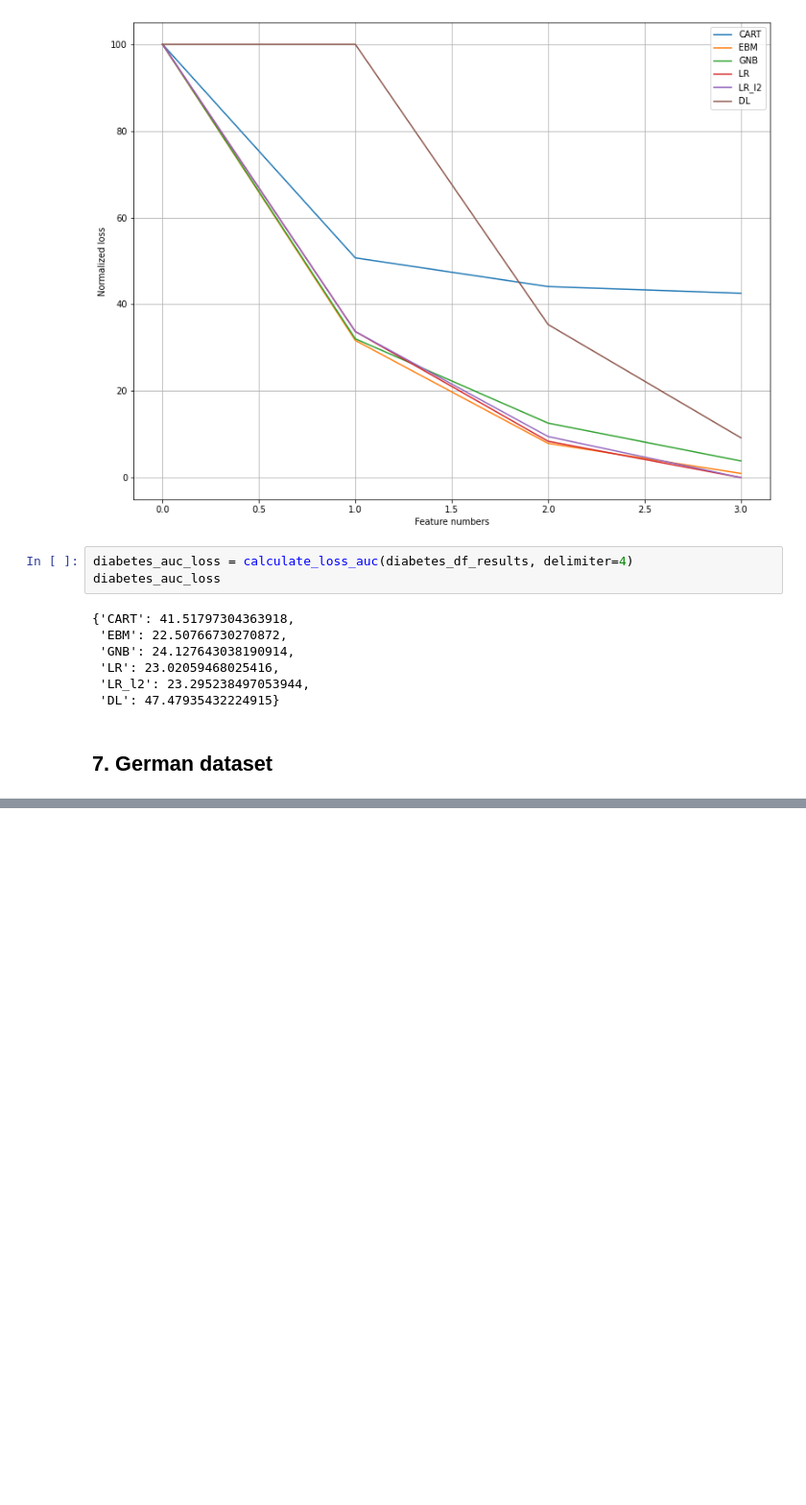
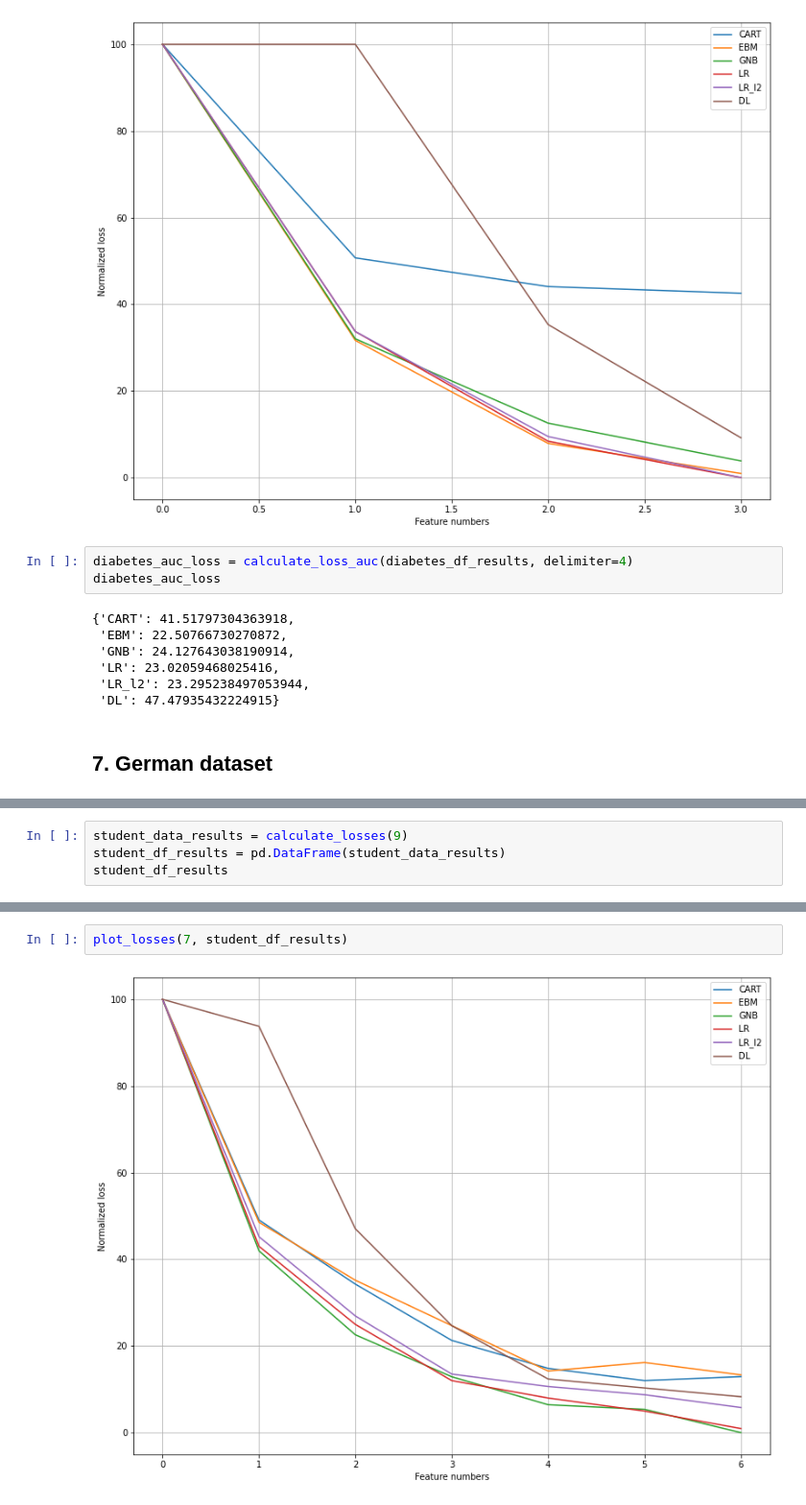
Before and after one commit to bartsvoboda/XAI_models, a Jupyter notebook: results_analysis/feature_density_analysis.ipynb, the cells around one changed output, grey strips where cells are left out. Shown at 96% size. Saved outputs shown, nothing was run; the diff lists cells and outputs as text; blank space fills up the shorter version.

```diff
--- a/results_analysis/feature_density_analysis.ipynb
+++ b/results_analysis/feature_density_analysis.ipynb
@@ -370,0 +529,4 @@ FileNotFoundError: [Errno 2] No such file or directory: '../test_results/feature
+# %%
+student_data_results = calculate_losses(9)
+student_df_results = pd.DataFrame(student_data_results)
+student_df_results
@@ -370,0 +571,4 @@ FileNotFoundError: [Errno 2] No such file or directory: '../test_results/feature
+# %%
+plot_losses(7, student_df_results)
+# %% [output]
+[figure, added]
```
Also changed, not shown: parts of 32 cells of this notebook, 10 other files.
